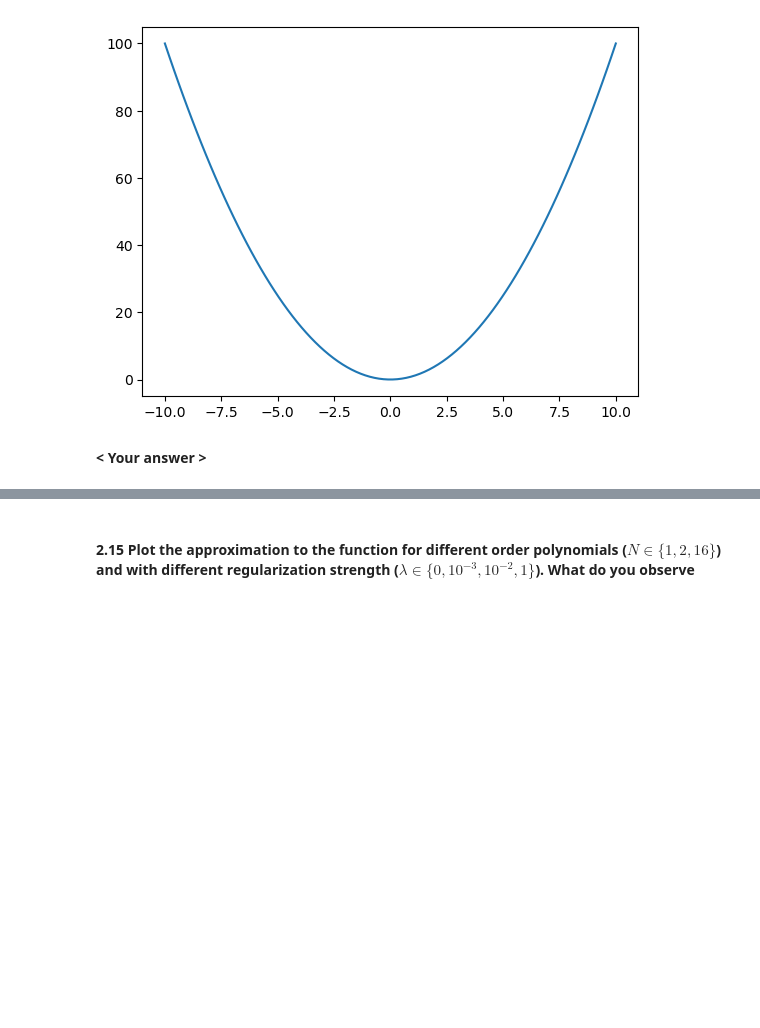
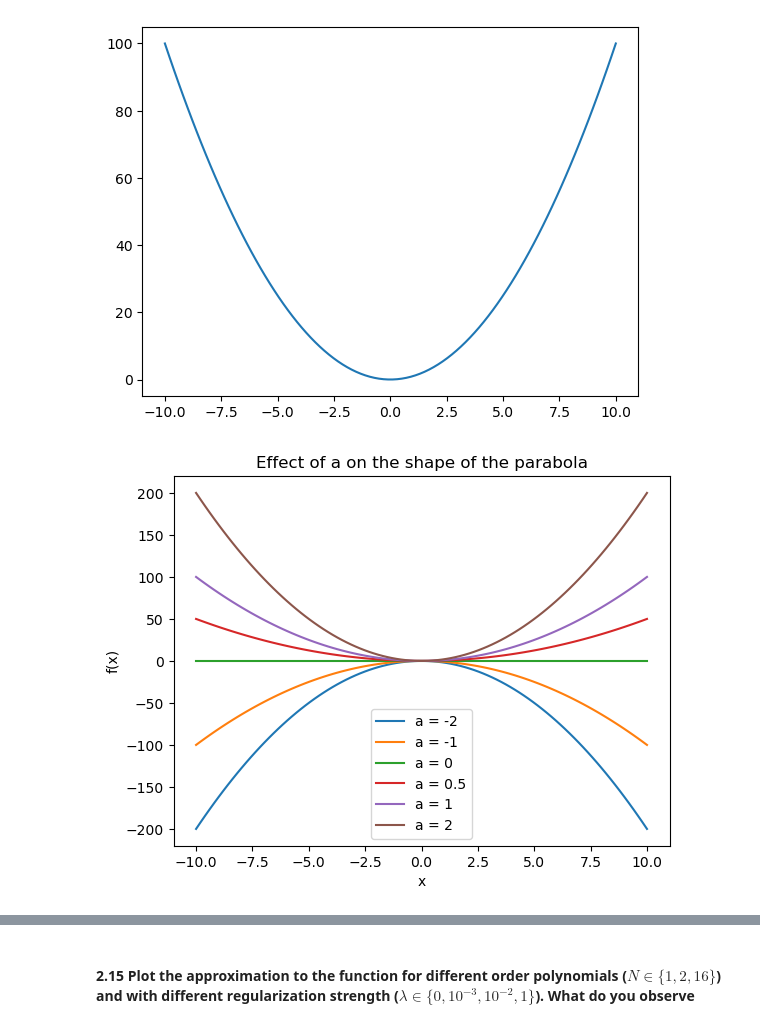
Before and after one commit to taistt/modeling-lab, a Jupyter notebook: groupL_block3_Assignment/theory_assignment.ipynb, the cells around one changed output, grey strips where cells are left out. Drawn from its saved outputs; the diff is of its cells as text; code cells hidden in the pictures; blank space fills up the shorter version.

```diff
--- a/groupL_block3_Assignment/theory_assignment.ipynb
+++ b/groupL_block3_Assignment/theory_assignment.ipynb
@@ -620,5 +723,19 @@ plt.plot(x_axis_parabola, parabola(x_axis_parabola))
 # %% [output]
 [<matplotlib.lines.Line2D at 0x...>]
 [figure]
-# %% [markdown]
-__< Your answer >__
+# %%
+def parabola(x, a=1):
+    return a * x**2
+# %%
+x_axis_parabola = np.linspace(-10, 10, 100)
+# %%
+for a in [-2, -1, 0, 0.5, 1, 2]:
+    plt.plot(x_axis_parabola, parabola(x_axis_parabola, a), label=f"a = {a}")
+
+plt.xlabel("x")
+plt.ylabel("f(x)")
+plt.title("Effect of a on the shape of the parabola")
+plt.legend()
+plt.show()
+# %% [output]
+[figure, added]
```
Also changed, not shown: parts of 30 cells of this notebook.
